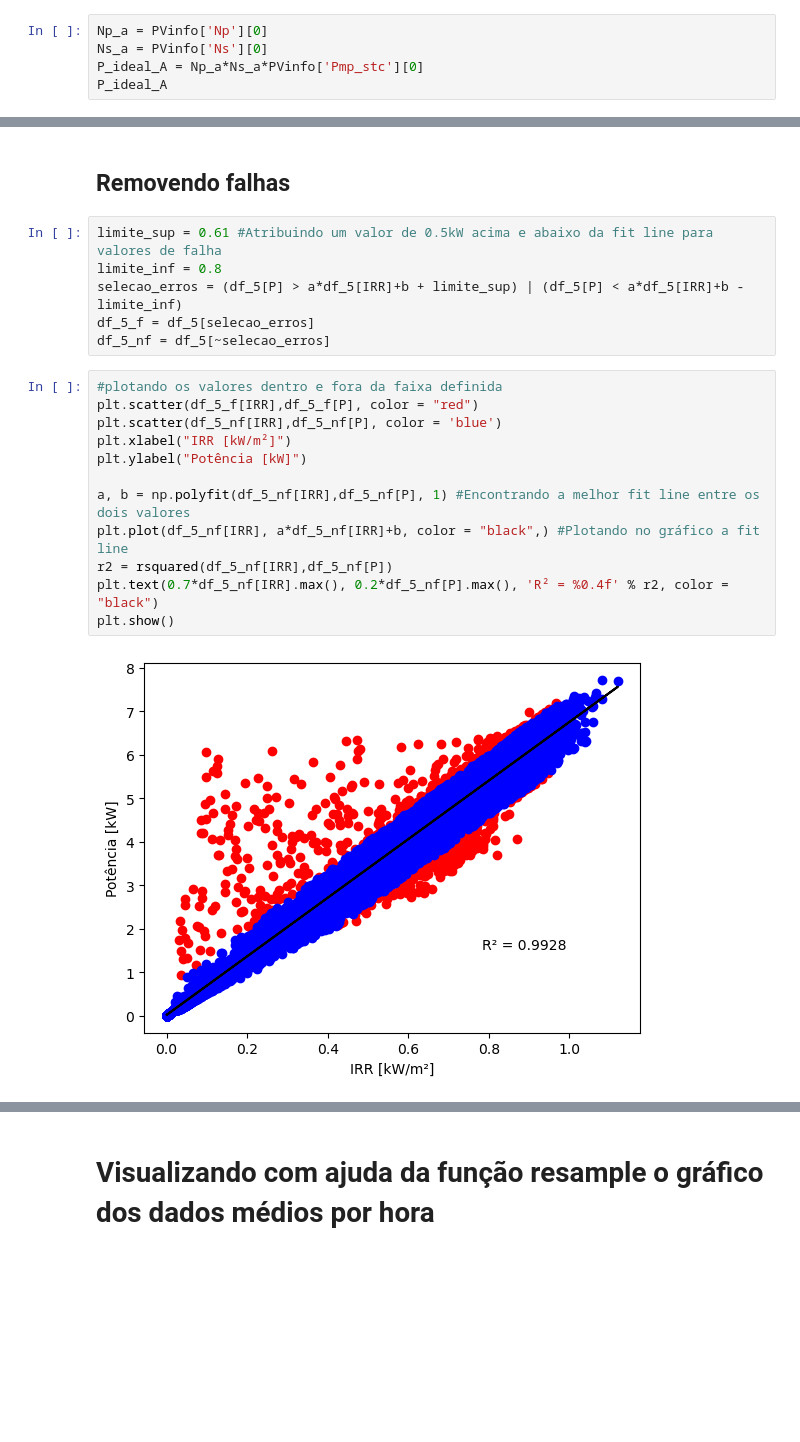
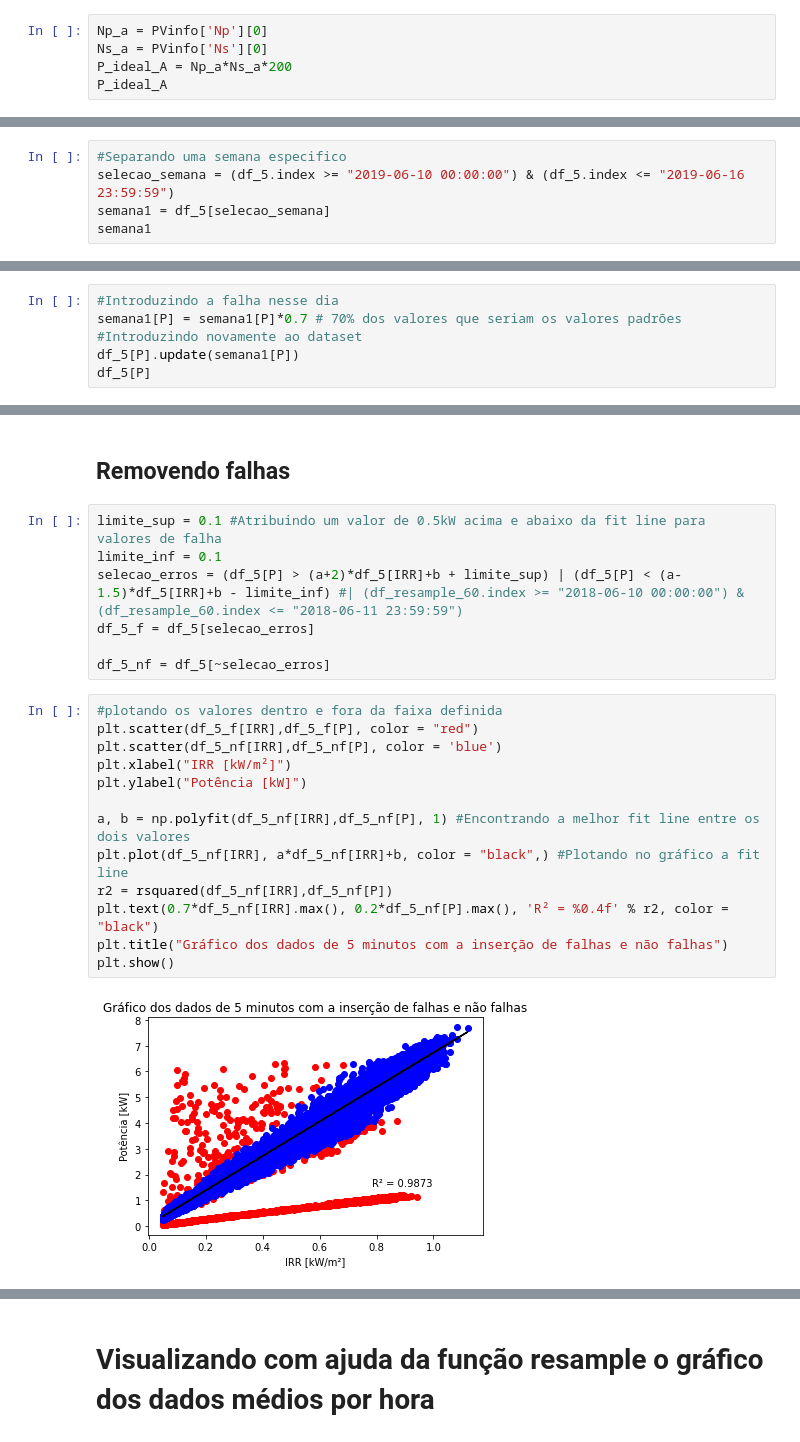
Before and after one commit to brucasva/Graduation-Completion-Work, a Jupyter notebook: ExtraindoDadosSolete.ipynb, the cells around one changed output, grey strips where cells are left out. Saved outputs shown, nothing was run; the diff lists cells and outputs as text; blank space fills up the shorter version.

```diff
--- a/ExtraindoDadosSolete.ipynb
+++ b/ExtraindoDadosSolete.ipynb
@@ -144,6 +121,6 @@ boxplot = df_5.boxplot(column=[P, IRR])
 # %%
 Np_a = PVinfo['Np'][0]
 Ns_a = PVinfo['Ns'][0]
-P_ideal_A = Np_a*Ns_a*PVinfo['Pmp_stc'][0]
+P_ideal_A = Np_a*Ns_a*200
 P_ideal_A
 # %% [output]
@@ -178,0 +144,5 @@ df_5.head()
+# %%
+#Separando uma semana especifico
+selecao_semana = (df_5.index >= "2019-06-10 00:00:00") & (df_5.index <= "2019-06-16 23:59:59")
+semana1 = df_5[selecao_semana]
+semana1
@@ -178,0 +163,6 @@ df_5.head()
+# %%
+#Introduzindo a falha nesse dia
+semana1[P] = semana1[P]*0.7 # 70% dos valores que seriam os valores padrões
+#Introduzindo novamente ao dataset
+df_5[P].update(semana1[P])
+df_5[P]
@@ -205,25 +215,27 @@ R-square =  0.9882243938563054
 # %% [markdown]
 ## Removendo falhas
 # %%
-limite_sup = 0.61 #Atribuindo um valor de 0.5kW acima e abaixo da fit line para valores de falha
-limite_inf = 0.8
-selecao_erros = (df_5[P] > a*df_5[IRR]+b + limite_sup) | (df_5[P] < a*df_5[IRR]+b - limite_inf)
+limite_sup = 0.1 #Atribuindo um valor de 0.5kW acima e abaixo da fit line para valores de falha
+limite_inf = 0.1
+selecao_erros = (df_5[P] > (a+2)*df_5[IRR]+b + limite_sup) | (df_5[P] < (a-1.5)*df_5[IRR]+b - limite_inf) #| (df_resample_60.index >= "2018-06-10 00:00:00") & (df_resample_60.index <= "2018-06-11 23:59:59")
 df_5_f = df_5[selecao_erros]
+
 df_5_nf = df_5[~selecao_erros]
 # %%
 #plotando os valores dentro e fora da faixa definida
 plt.scatter(df_5_f[IRR],df_5_f[P], color = "red")
 plt.scatter(df_5_nf[IRR],df_5_nf[P], color = 'blue')
 plt.xlabel("IRR [kW/m²]")
 plt.ylabel("Potência [kW]")
 
 a, b = np.polyfit(df_5_nf[IRR],df_5_nf[P], 1) #Encontrando a melhor fit line entre os dois valores
 plt.plot(df_5_nf[IRR], a*df_5_nf[IRR]+b, color = "black",) #Plotando no gráfico a fit line
 r2 = rsquared(df_5_nf[IRR],df_5_nf[P])
 plt.text(0.7*df_5_nf[IRR].max(), 0.2*df_5_nf[P].max(), 'R² = %0.4f' % r2, color = "black")
+plt.title("Gráfico dos dados de 5 minutos com a inserção de falhas e não falhas")
 plt.show()
 # %% [output]
-[figure, old version]
+[figure, new version]
 # %%
 print("Falhas = ",df_5_f.shape[0])
 print("Não Falhas = ",df_5_nf.shape[0])
```
Also changed, not shown: parts of 51 cells of this notebook, 23 other files.
